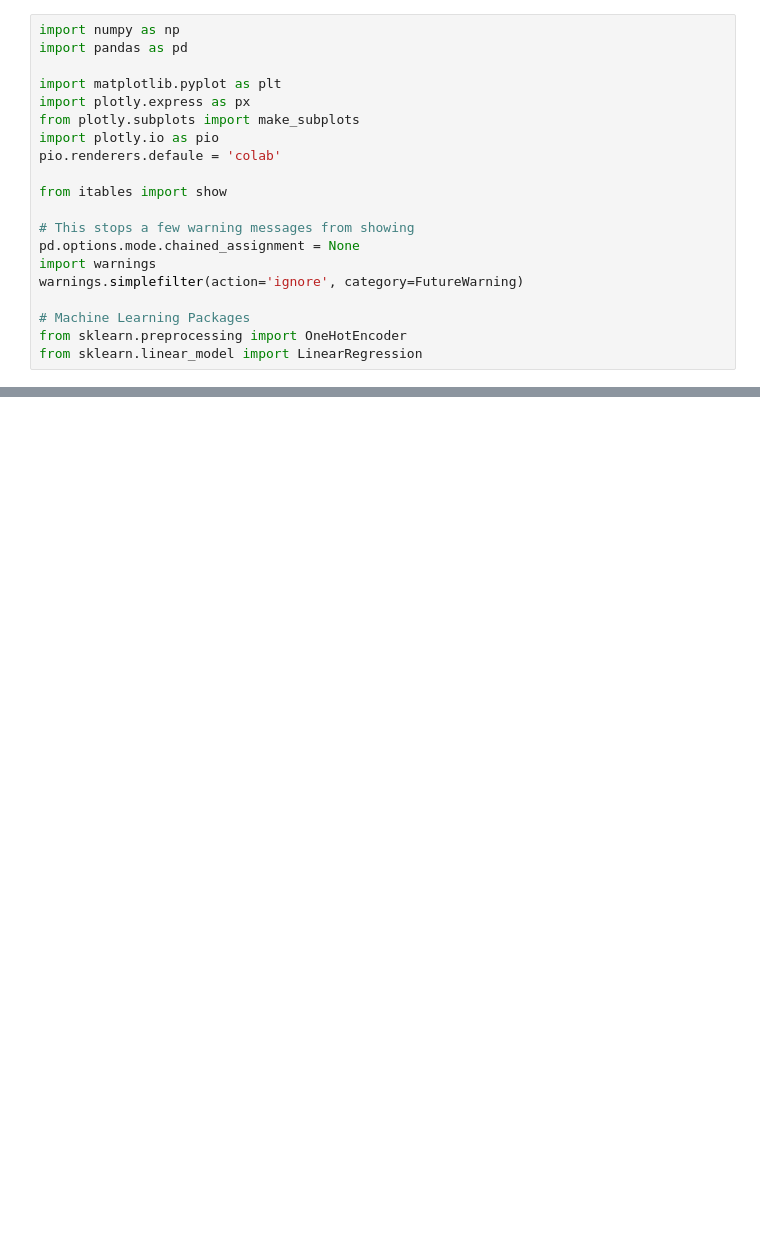
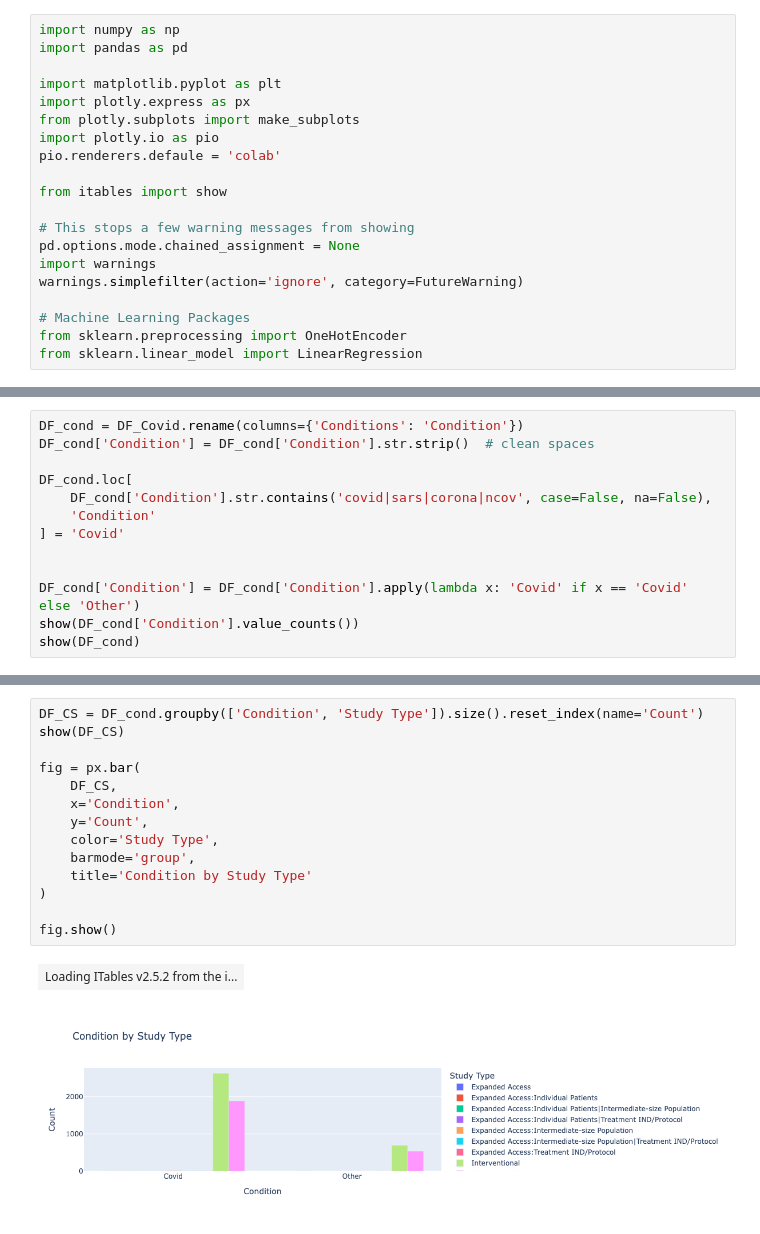
Before and after one commit to DCard2512/GroupProjectData101, a Jupyter notebook: GroupPDiego.ipynb, the cells around one changed output, grey strips where cells are left out. Saved outputs shown, nothing was run; the diff lists cells and outputs as text; blank space fills up the shorter version.

```diff
--- a/GroupPDiego.ipynb
+++ b/GroupPDiego.ipynb
@@ -49,0 +126,13 @@ fig.show()
+# %%
+DF_cond = DF_Covid.rename(columns={'Conditions': 'Condition'})
+DF_cond['Condition'] = DF_cond['Condition'].str.strip()  # clean spaces
+
+DF_cond.loc[
+    DF_cond['Condition'].str.contains('covid|sars|corona|ncov', case=False, na=False),
+    'Condition'
+] = 'Covid'
+
+
+DF_cond['Condition'] = DF_cond['Condition'].apply(lambda x: 'Covid' if x == 'Covid' else 'Other')
+show(DF_cond['Condition'].value_counts())
+show(DF_cond)
@@ -49,0 +142,17 @@ fig.show()
+# %%
+DF_CS = DF_cond.groupby(['Condition', 'Study Type']).size().reset_index(name='Count')
+show(DF_CS)
+
+fig = px.bar(
+    DF_CS,
+    x='Condition',
+    y='Count',
+    color='Study Type',
+    barmode='group',
+    title='Condition by Study Type'
+)
+
+fig.show()
+# %% [output]
+| Loading ITables v2.5.2 from the i... |
+[figure, added]
```
Also changed, not shown: parts of 18 cells of this notebook.
